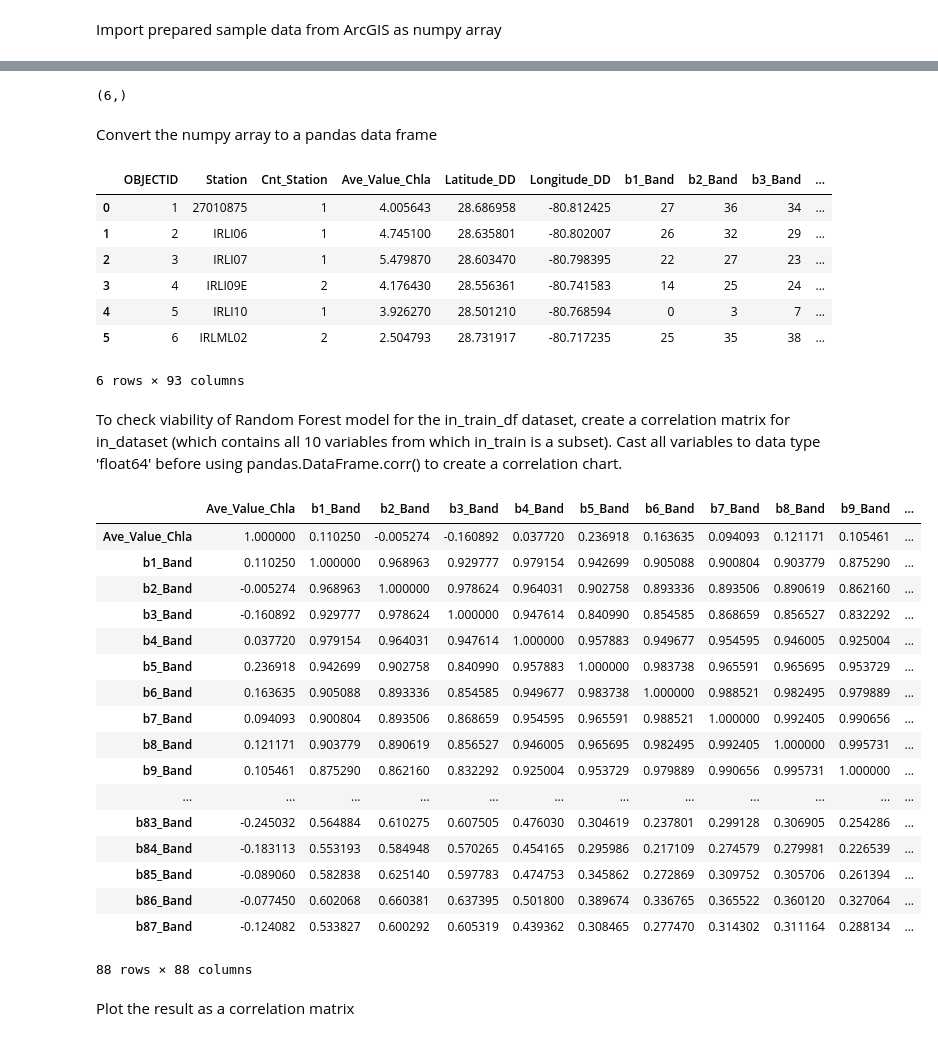
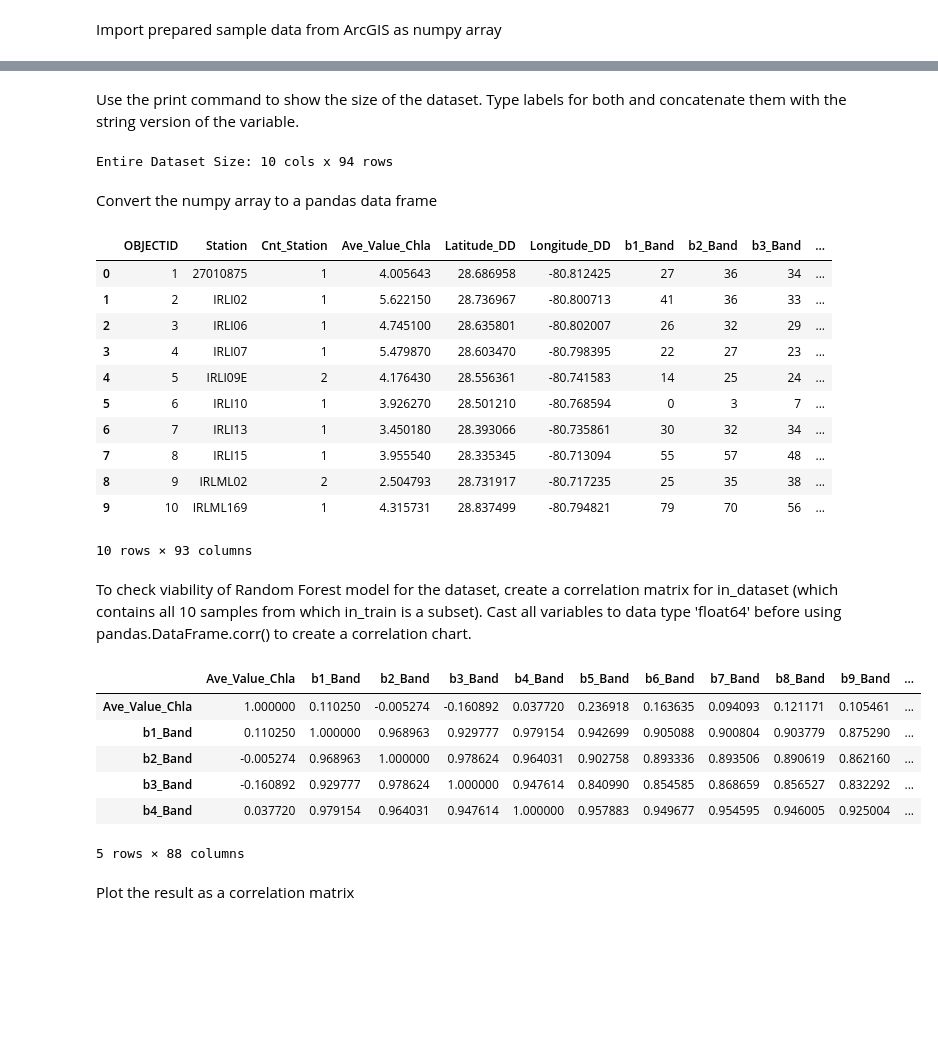
Before and after one commit to hansintheair/IndianRiverLagoon_ChlorophyllA, a Jupyter notebook: PredictedChlaConcentration_Revisited_RandomForest.ipynb, the cells around one changed output, grey strips where cells are left out. Cells and saved outputs as stored; diff of their text form; code cells hidden in the pictures; blank space fills up the shorter version.

```diff
--- a/PredictedChlaConcentration_Revisited_RandomForest.ipynb
+++ b/PredictedChlaConcentration_Revisited_RandomForest.ipynb
@@ -41,57 +38,50 @@ array([([-80.812425  ,  28.68695833], 1, '27010875', 1, 4.00564275, 28.68695833,
       dtype=[('SHAPE@XY', '<f8', (2,)), ('OBJECTID', '<i4'), ('Station', '<U255'), ('Cnt_Station', '<i4'), ('Ave_Value_Chla', '<f8'), ('Latitude_DD', '<f8'), ('Longitude_DD', '<f8'), ('b1_Band', '<i4' ...
-# %%
-in_train_array.shape
-# %% [output]
-(6,)
+# %% [markdown]
+Use the print command to show the size of the dataset. Type labels for both and concatenate them with the string version of the variable.
+# %%
+print('Entire Dataset Size: {} cols x {} rows'.format(in_dataset_array.size, len(in_dataset_array[0])) )
+# %% [output]
+Entire Dataset Size: 10 cols x 94 rows
 # %% [markdown]
 Convert the numpy array to a pandas data frame
 # %%
 in_dataset_df = pandas.DataFrame(in_dataset_array, columns = in_columns[1:])
-in_test_df = pandas.DataFrame(in_test_array, columns = in_columns[1:])
-in_train_df = pandas.DataFrame(in_train_array, columns = in_columns[1:])
-in_train_df
+in_dataset_df
 # %% [output]
 |  | OBJECTID | Station | Cnt_Station | Ave_Value_Chla | Latitude_DD | Longitude_DD | b1_Band | b2_Band | b3_Band | ... |
 | 0 | 1 | 27010875 | 1 | 4.005643 | 28.686958 | -80.812425 | 27 | 36 | 34 | ... |
-| 1 | 2 | IRLI06 | 1 | 4.745100 | 28.635801 | -80.802007 | 26 | 32 | 29 | ... |
-| 2 | 3 | IRLI07 | 1 | 5.479870 | 28.603470 | -80.798395 | 22 | 27 | 23 | ... |
-| 3 | 4 | IRLI09E | 2 | 4.176430 | 28.556361 | -80.741583 | 14 | 25 | 24 | ... |
-| 4 | 5 | IRLI10 | 1 | 3.926270 | 28.501210 | -80.768594 | 0 | 3 | 7 | ... |
-| 5 | 6 | IRLML02 | 2 | 2.504793 | 28.731917 | -80.717235 | 25 | 35 | 38 | ... |
+| 1 | 2 | IRLI02 | 1 | 5.622150 | 28.736967 | -80.800713 | 41 | 36 | 33 | ... |
+| 2 | 3 | IRLI06 | 1 | 4.745100 | 28.635801 | -80.802007 | 26 | 32 | 29 | ... |
+| 3 | 4 | IRLI07 | 1 | 5.479870 | 28.603470 | -80.798395 | 22 | 27 | 23 | ... |
+| 4 | 5 | IRLI09E | 2 | 4.176430 | 28.556361 | -80.741583 | 14 | 25 | 24 | ... |
+| 5 | 6 | IRLI10 | 1 | 3.926270 | 28.501210 | -80.768594 | 0 | 3 | 7 | ... |
+| 6 | 7 | IRLI13 | 1 | 3.450180 | 28.393066 | -80.735861 | 30 | 32 | 34 | ... |
+| 7 | 8 | IRLI15 | 1 | 3.955540 | 28.335345 | -80.713094 | 55 | 57 | 48 | ... |
+| 8 | 9 | IRLML02 | 2 | 2.504793 | 28.731917 | -80.717235 | 25 | 35 | 38 | ... |
+| 9 | 10 | IRLML169 | 1 | 4.315731 | 28.837499 | -80.794821 | 79 | 70 | 56 | ... |
-6 rows × 93 columns
+10 rows × 93 columns
 # %% [markdown]
-To check viability of Random Forest model for the in_train_df dataset, create a correlation matrix for in_dataset (which contains all 10 variables from which in_train is a subset). Cast all variables to data type 'float64' before using pandas.DataFrame.corr() to create a correlation chart.
+To check viability of Random Forest model for the dataset, create a correlation matrix for in_dataset (which contains all 10 samples from which in_train is a subset). Cast all variables to data type 'float64' before using pandas.DataFrame.corr() to create a correlation chart.
 # %%
 correlation = in_dataset_df[numpy.array(['Ave_Value_Chla','b1_Band', 'b2_Band', 'b3_Band', 'b4_Band', 'b5_Band', 'b6_Band', 'b7_Band', 'b8_Band', 'b9_Band',
               'b10_Band', 'b11_Band', 'b12_Band', 'b13_Band', 'b14_Band', 'b15_Band', 'b16_Band', 'b17_Band',
               'b18_Band', 'b19_Band', 'b20_Band', 'b21_Band', 'b22_Band', 'b23_Band', 'b24_Band', 'b25_Band', 'b26_Band',
               'b27_Band', 'b28_Band', 'b29_Band', 'b30_Band', 'b31_Band', 'b32_Band', 'b33_Band', 'b34_Band', 'b35_Band',
               'b36_Band', 'b37_Band', 'b38_Band', 'b39_Band', 'b40_Band', 'b41_Band', 'b42_Band', 'b43_Band', 'b44_Band',
               'b45_Band', 'b46_Band', 'b47_Band', 'b48_Band', 'b49_Band', 'b50_Band', 'b51_Band', 'b52_Band', 'b53_Band',
               'b54_Band', 'b55_Band', 'b56_Band', 'b57_Band', 'b58_Band', 'b59_Band', 'b60_Band', 'b61_Band', 'b62_Band',
               'b63_Band', 'b64_Band', 'b65_Band', 'b66_Band', 'b67_Band', 'b68_Band', 'b69_Band', 'b70_Band', 'b71_Band',
               'b72_Band', 'b73_Band', 'b74_Band', 'b75_Band', 'b76_Band', 'b77_Band', 'b78_Band', 'b79_Band', 'b80_Band',
               'b81_Band', 'b82_Band', 'b83_Band', 'b84_Band', 'b85_Band', 'b86_Band', 'b87_Band'])].astype('float64').corr()
-correlation
+correlation.head()
 # %% [output]
 |  | Ave_Value_Chla | b1_Band | b2_Band | b3_Band | b4_Band | b5_Band | b6_Band | b7_Band | b8_Band | b9_Band | ... |
 | Ave_Value_Chla | 1.000000 | 0.110250 | -0.005274 | -0.160892 | 0.037720 | 0.236918 | 0.163635 | 0.094093 | 0.121171 | 0.105461 | ... |
 | b1_Band | 0.110250 | 1.000000 | 0.968963 | 0.929777 | 0.979154 | 0.942699 | 0.905088 | 0.900804 | 0.903779 | 0.875290 | ... |
 | b2_Band | -0.005274 | 0.968963 | 1.000000 | 0.978624 | 0.964031 | 0.902758 | 0.893336 | 0.893506 | 0.890619 | 0.862160 | ... |
 | b3_Band | -0.160892 | 0.929777 | 0.978624 | 1.000000 | 0.947614 | 0.840990 | 0.854585 | 0.868659 | 0.856527 | 0.832292 | ... |
 | b4_Band | 0.037720 | 0.979154 | 0.964031 | 0.947614 | 1.000000 | 0.957883 | 0.949677 | 0.954595 | 0.946005 | 0.925004 | ... |
-| b5_Band | 0.236918 | 0.942699 | 0.902758 | 0.840990 | 0.957883 | 1.000000 | 0.983738 | 0.965591 | 0.965695 | 0.953729 | ... |
-| b6_Band | 0.163635 | 0.905088 | 0.893336 | 0.854585 | 0.949677 | 0.983738 | 1.000000 | 0.988521 | 0.982495 | 0.979889 | ... |
-| b7_Band | 0.094093 | 0.900804 | 0.893506 | 0.868659 | 0.954595 | 0.965591 | 0.988521 | 1.000000 | 0.992405 | 0.990656 | ... |
-| b8_Band | 0.121171 | 0.903779 | 0.890619 | 0.856527 | 0.946005 | 0.965695 | 0.982495 | 0.992405 | 1.000000 | 0.995731 | ... |
-| b9_Band | 0.105461 | 0.875290 | 0.862160 | 0.832292 | 0.925004 | 0.953729 | 0.979889 | 0.990656 | 0.995731 | 1.000000 | ... |
-| ... | ... | ... | ... | ... | ... | ... | ... | ... | ... | ... | ... |
-| b83_Band | -0.245032 | 0.564884 | 0.610275 | 0.607505 | 0.476030 | 0.304619 | 0.237801 | 0.299128 | 0.306905 | 0.254286 | ... |
-| b84_Band | -0.183113 | 0.553193 | 0.584948 | 0.570265 | 0.454165 | 0.295986 | 0.217109 | 0.274579 | 0.279981 | 0.226539 | ... |
-| b85_Band | -0.089060 | 0.582838 | 0.625140 | 0.597783 | 0.474753 | 0.345862 | 0.272869 | 0.309752 | 0.305706 | 0.261394 | ... |
-| b86_Band | -0.077450 | 0.602068 | 0.660381 | 0.637395 | 0.501800 | 0.389674 | 0.336765 | 0.365522 | 0.360120 | 0.327064 | ... |
-| b87_Band | -0.124082 | 0.533827 | 0.600292 | 0.605319 | 0.439362 | 0.308465 | 0.277470 | 0.314302 | 0.311164 | 0.288134 | ... |
-88 rows × 88 columns
+5 rows × 88 columns
 # %% [markdown]
 Plot the result as a correlation matrix
 # %%
```
Also changed, not shown: parts of 25 cells of this notebook.
